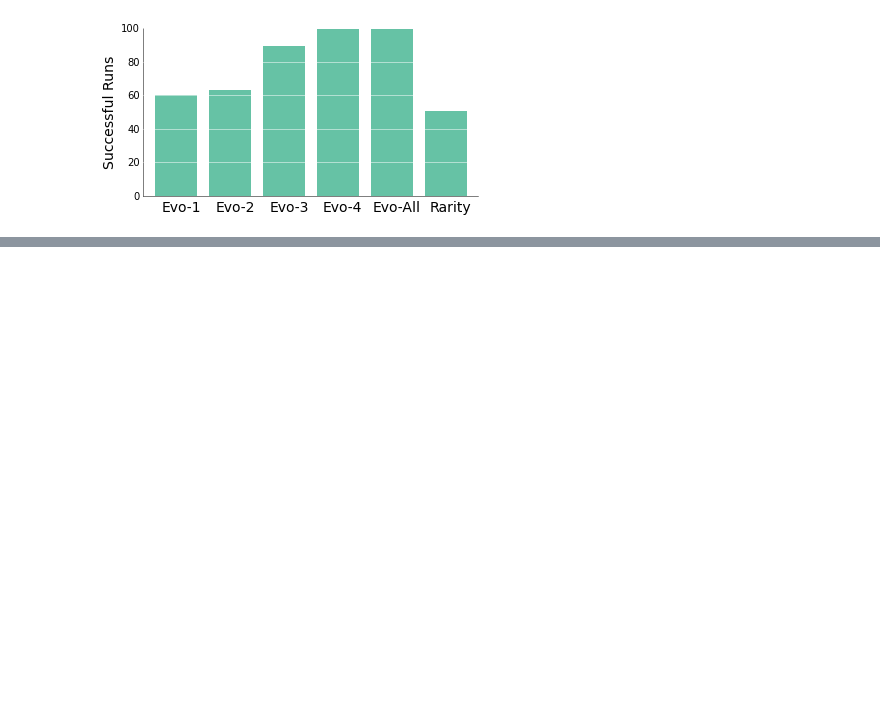
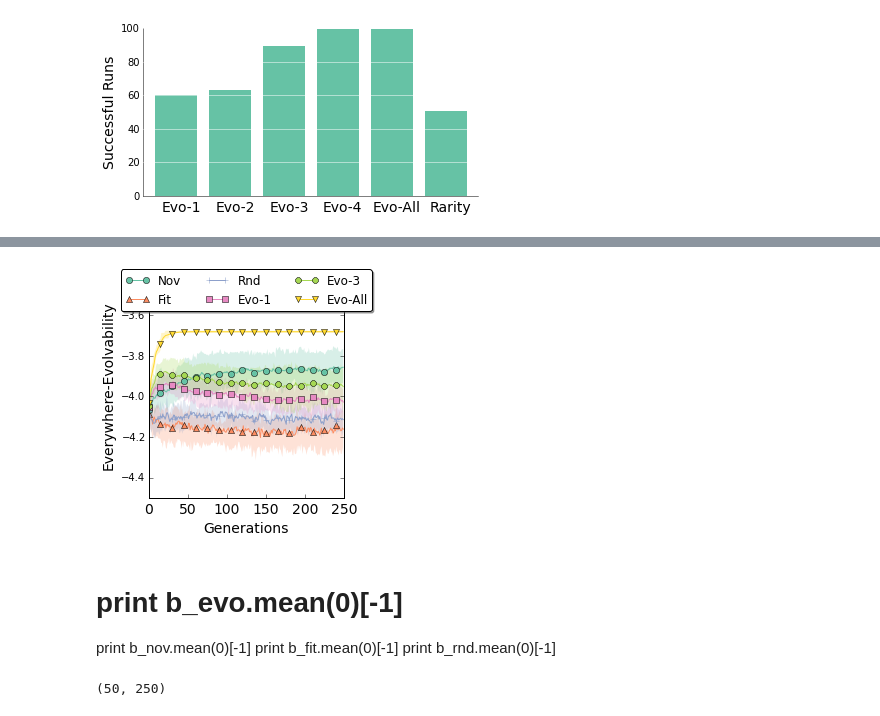
Before and after one commit to jal278/mazerobot-python, a Jupyter notebook: Maze calculations.ipynb, the cells around one changed output, grey strips where cells are left out. Cells and saved outputs as stored; diff of their text form; code cells hidden in the pictures; blank space fills up the shorter version.

```diff
--- a/Maze calculations.ipynb
+++ b/Maze calculations.ipynb
@@ -873,0 +1049,3 @@ fig.savefig('corr_hard.pdf')
+# %%
+evo_1 = lambda : search(domain,search_mode='evolvability1',pop_size=500)
+b_evo1 = repeat_search_evolvability(evo_1,50,seeds=None,gens=250)
@@ -873,0 +1070,3 @@ fig.savefig('corr_hard.pdf')
+# %%
+evo_3 = lambda : search(domain,search_mode='evolvability3',pop_size=500)
+b_evo3 = repeat_search_evolvability(evo_2,50,seeds=None,gens=250)
@@ -873,0 +1091,58 @@ fig.savefig('corr_hard.pdf')
+# %%
+# from pylab import *
+
+params = {
+   'axes.labelsize': 14,
+   'text.fontsize': 12,
+   'legend.fontsize': 12,
+   'xtick.labelsize': 14,
+   'ytick.labelsize': 10,
+   'text.usetex': False,
+   'figure.figsize': [3.5, 4.0]
+   }
+rcParams.update(params)
+import brewer2mpl
+
+# brewer2mpl.get_map args: set name  set type  number of colors
+bmap = brewer2mpl.get_map('Set2', 'qualitative', 7)
+colors = bmap.mpl_colors
+fig, ax = plt.subplots(1)
+
+def makeplot(marker,color,data):
+ mean,median,upper,lower = perc(data.transpose())
+ resx = np.arange(250)
+ ax.plot(mean,marker,markevery=15,linestyle='-',color=color)
+ ax.fill_between(resx,lower,upper,alpha=0.25,linewidth=0, color=color)
+
+makeplot('o',colors[0],b_nov)
+makeplot('^',colors[1],b_fit)
+makeplot('+',colors[2],b_rnd)
+makeplot('s',colors[3],b_evo1)
+makeplot('8',colors[4],b_evo3)
+makeplot('v',colors[5],b_evo)
+
+"""
+ax.plot((b_fit.mean(0)),'^',markevery=15,linestyle='-',color=colors[1])
+ax.plot((b_rnd.mean(0)),'+',markevery=15,linestyle='-',color=colors[2])
+ax.plot((b_evo1.mean(0)),'s',markevery=15,linestyle='-',color=colors[3])
+ax.plot((b_evo3.mean(0)),'8',markevery=15,linestyle='-',color=colors[4])
+ax.plot((b_evo.mean(0)),'v',markevery=15,linestyle='-',color=colors[5])
+"""
+
+ax.legend(('Nov','Fit','Rnd','Evo-1','Evo-3','Evo-All'),loc='upper center', bbox_to_anchor=(0.5, 1.05),
+          ncol=3, fancybox=True, shadow=True)
+ax.set_ylabel("Everywhere-Evolvability")
+ax.set_xlabel("Generations")
+ax.set_ylim(-4.5,-3.4)
+fig.savefig('evoinst_%s.pdf'%maze,bbox_inches='tight')
+# %% [output]
+[figure, added]
+# %% [markdown]
+# print b_evo.mean(0)[-1]
+print b_nov.mean(0)[-1]
+print b_fit.mean(0)[-1]
+print b_rnd.mean(0)[-1]
+# %%
+print b_nov.shape
+# %% [output]
+(50, 250)
```
Also changed, not shown: parts of 16 cells of this notebook, 3 other files.
